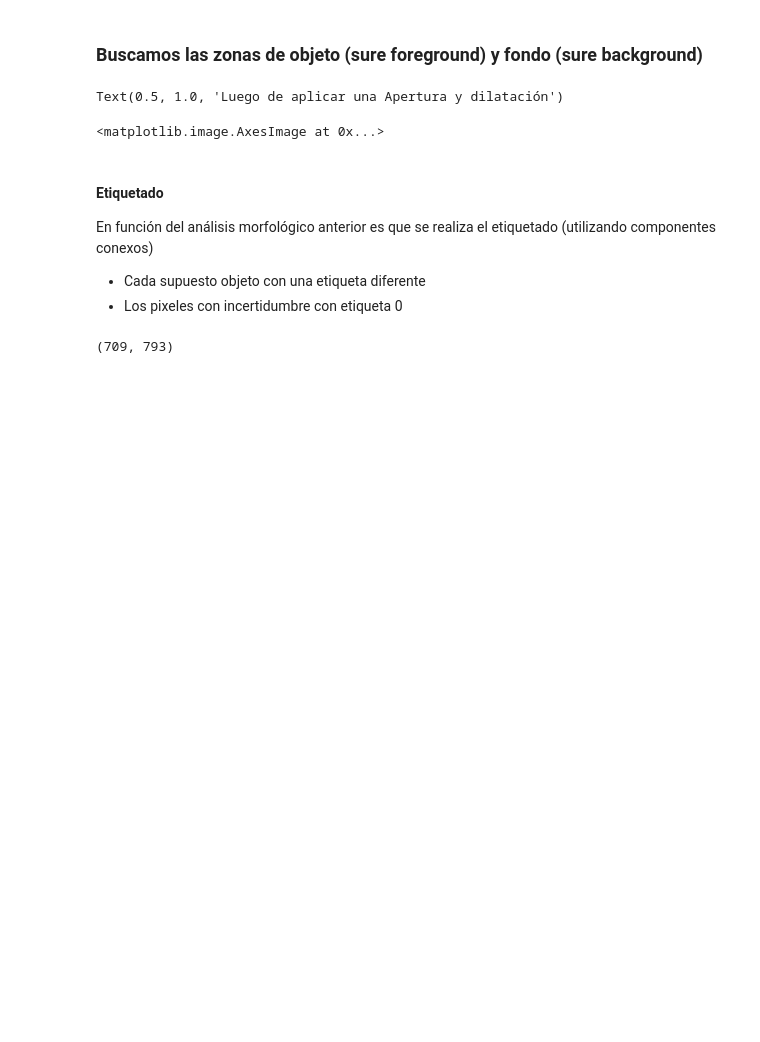
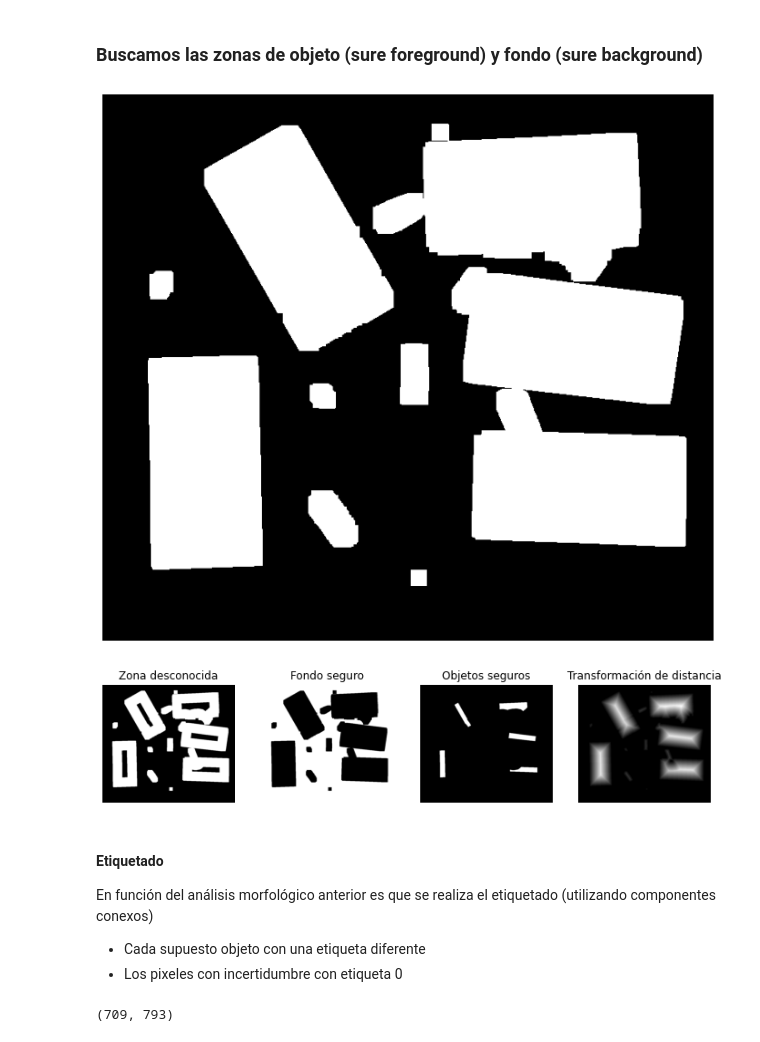
Before and after one commit to FIUBA-Posgrado-Inteligencia-Artificial/vision_computadora_I, a Jupyter notebook: Codigo/Clase6/00.Watersheed.ipynb, the cells around one changed output. Saved outputs shown, nothing was run; the diff lists cells and outputs as text; code cells hidden in the pictures; blank space fills up the shorter version.

```diff
--- a/Codigo/Clase6/00.Watersheed.ipynb
+++ b/Codigo/Clase6/00.Watersheed.ipynb
@@ -63,12 +52,10 @@ Text(0.5, 1.0, 'Luego de aplicar una Apertura')
 ### Buscamos las zonas de objeto (sure foreground) y fondo (sure background)
 # %%
 # Área de fondo (background) segura. (Zona negra)
-sure_bg = cv.dilate(opening, kernel, iterations=3)
-plt.figure()
-plt.imshow(sure_bg, cmap='gray')
-plt.title("Luego de aplicar una Apertura y dilatación")
+sure_bg = cv.dilate(opening, kernel, iterations=5)
+sv.plot_image(sure_bg)
 # %% [output]
-Text(0.5, 1.0, 'Luego de aplicar una Apertura y dilatación')
+[figure, added]
 # %%
 # Búsqueda del área de objeto (foreground) segura.
 # Transformación de distancia (distancia de cada píxel al cero más cercano)
@@ -85,20 +72,16 @@ unknown = cv.subtract(sure_bg, sure_fg)
 
 #Graficamos...
 #=============
-
-fig=plt.figure('Zona desconocida')
-plt.imshow(unknown, cmap='gray')
-
-fig=plt.figure('Fondo seguro')
-plt.imshow(sure_bg, cmap='gray')
-
-fig=plt.figure('Objetos seguros')
-plt.imshow(sure_fg, cmap='gray')
-
-fig=plt.figure('Transformación de distancia')
-plt.imshow(dist_transform, cmap='gray')
+sv.plot_images_grid(
+    images=[unknown, cv.bitwise_not(sure_bg), sure_fg, dist_transform],
+    titles=[
+        "Zona desconocida",
+        "Fondo seguro",
+        "Objetos seguros",
+        "Transformación de distancia"],
+    grid_size=(1, 4),)
 # %% [output]
-<matplotlib.image.AxesImage at 0x...>
+[figure, added]
 # %% [markdown]
 #### Etiquetado
 
```
Also changed, not shown: parts of 6 cells of this notebook, 2 other files.
